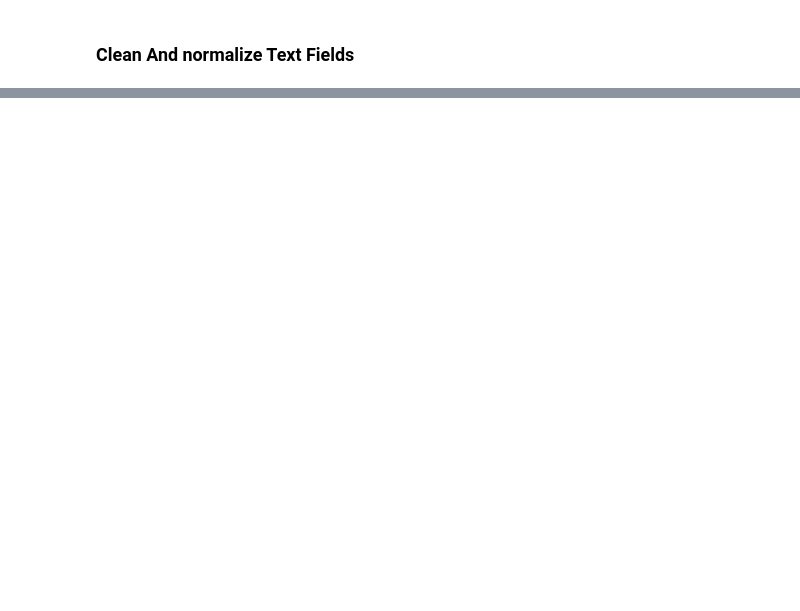
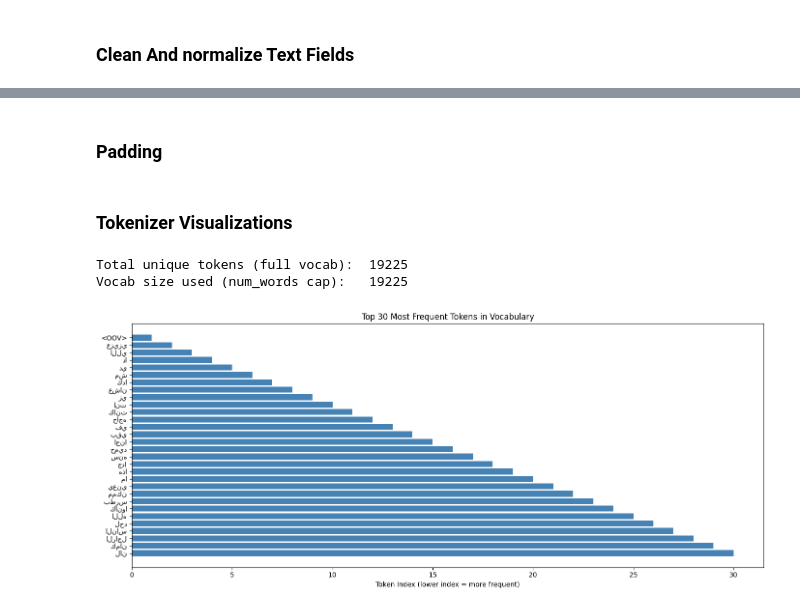
Before and after one commit to Raed108/NLP-Project, a Jupyter notebook: ms1_analysis.ipynb, the cells around one changed output, grey strips where cells are left out. Saved outputs shown, nothing was run; the diff lists cells and outputs as text; code cells hidden in the pictures; blank space fills up the shorter version.

Commit message:
added padding and Tokenizer

```diff
--- a/ms1_analysis.ipynb
+++ b/ms1_analysis.ipynb
@@ -272,3 +354,6 @@ with open(file_path, encoding="utf-8") as file:
+# %%
+processed_text = process_text_transcript(all_transcripts)
+df["context"] = processed_text
 # %%
 # Save processed text
 # output_path = "processed_transcript.txt"
@@ -276,0 +364,14 @@ with open(file_path, encoding="utf-8") as file:
+# %%
+tokenizer = Tokenizer(
+    num_words=20000,
+    split=' ',
+    char_level=False,
+    oov_token="<OOV>"
+  )
+# %%
+# fit on data
+all_texts = list(df['question']) + [processed_text]
+tokenizer.fit_on_texts(all_texts)
+# %%
+# use this to get insight on the Tokenizer
+vocab_list = tokenizer.word_index
@@ -276,0 +391,2 @@ with open(file_path, encoding="utf-8") as file:
+# %% [markdown]
+### Padding
@@ -276,0 +405,28 @@ with open(file_path, encoding="utf-8") as file:
+# %% [markdown]
+### Tokenizer Visualizations
+# %%
+import matplotlib.pyplot as plt
+
+# --- 2. Vocabulary stats ---
+total_vocab = len(vocab_list)
+capped_vocab = min(total_vocab, 20000)
+print(f"Total unique tokens (full vocab):  {total_vocab}")
+print(f"Vocab size used (num_words cap):   {capped_vocab}")
+
+# Top 30 most frequent words (lowest index = highest frequency)
+top_n = 30
+top_words = sorted(vocab_list.items(), key=lambda x: x[1])[:top_n]
+words_labels = [w for w, _ in top_words]
+word_indices = [i for _, i in top_words]
+
+fig, ax = plt.subplots(figsize=(14, 6))
+ax.barh(words_labels, word_indices, color='steelblue')
+ax.invert_yaxis()
+ax.set_xlabel('Token Index (lower index = more frequent)')
+ax.set_title(f'Top {top_n} Most Frequent Tokens in Vocabulary')
+plt.tight_layout()
+plt.show()
+# %% [output]
+Total unique tokens (full vocab):  19225
+Vocab size used (num_words cap):   19225
+[figure, added]
```
Also changed, not shown: parts of 19 cells of this notebook.
